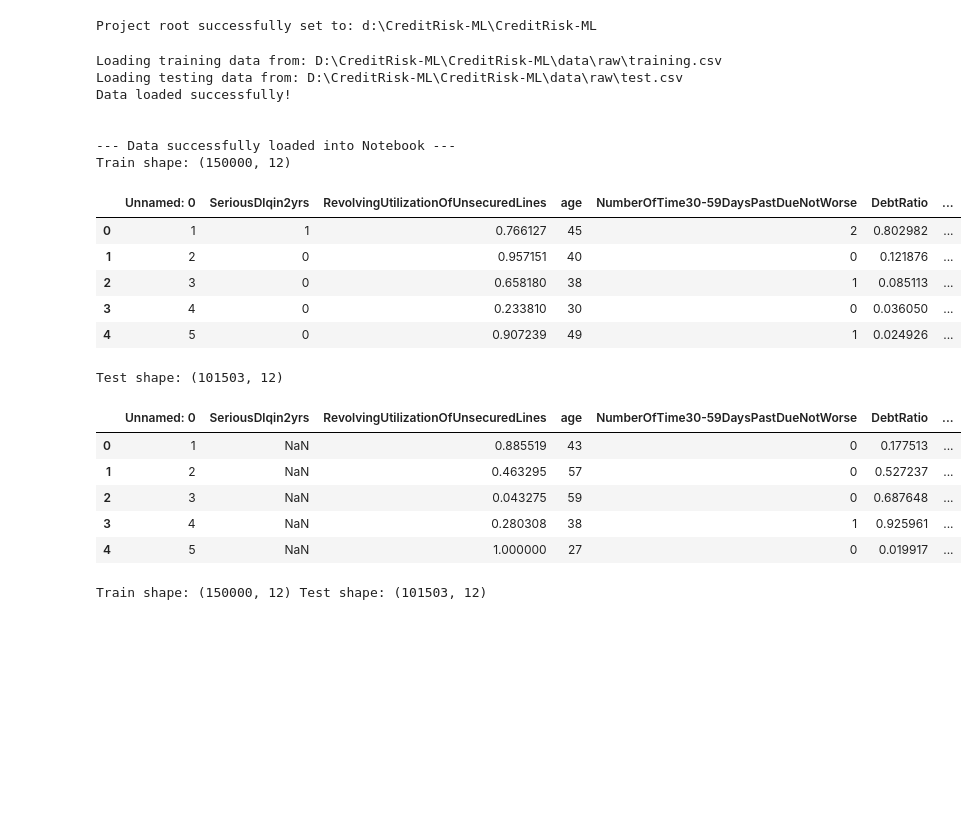
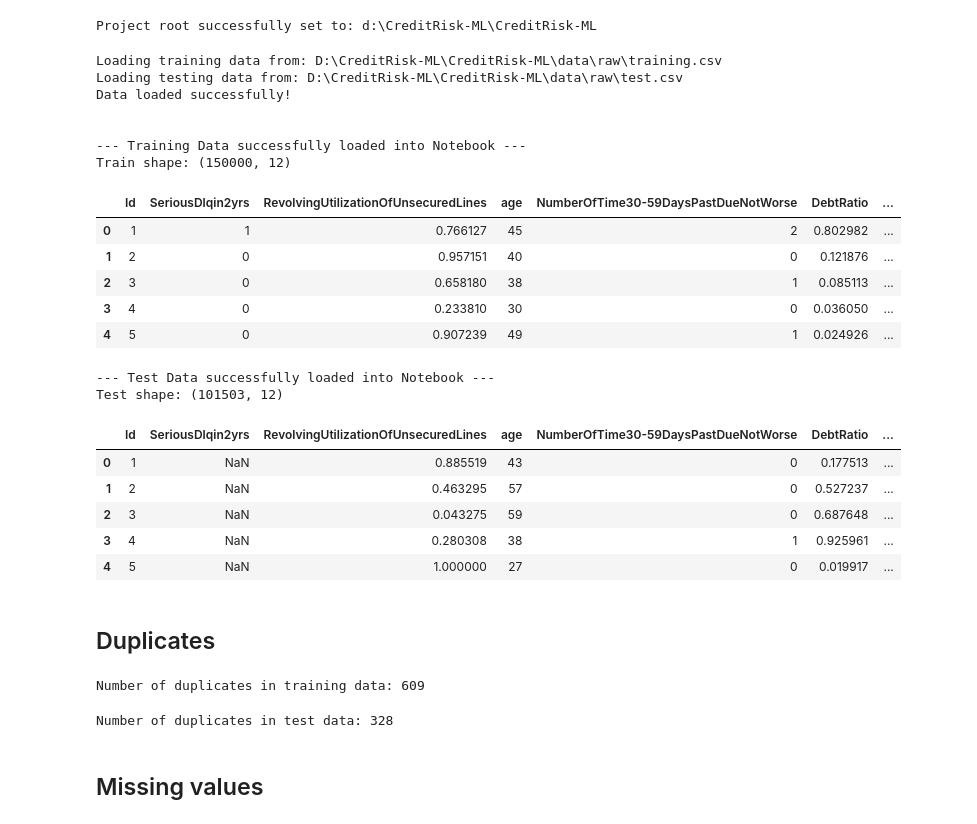
Before and after one commit to yasserrezk/CreditRisk-ML, a Jupyter notebook: src/data/data_understanding/data_understanding.ipynb, the cells around one changed output. Cells and saved outputs as stored; diff of their text form; code cells hidden in the pictures; blank space fills up the shorter version.

Commit message:
Make the notebook readable and with right intial insights

```diff
--- a/src/data/data_understanding/data_understanding.ipynb
+++ b/src/data/data_understanding/data_understanding.ipynb
@@ -30,36 +30,52 @@ Project root successfully set to: d:\CreditRisk-ML\CreditRisk-ML
 # %%
 # loading raw data
 from src.data.data_fetching.load_data import load_raw_data
 
 train_data,test_data = load_raw_data()
 if train_data is not None:
-    print("\n--- Data successfully loaded into Notebook ---")
+    print("\n--- Training Data successfully loaded into Notebook ---")
+    train_data = train_data.rename(columns={'Unnamed: 0': 'Id'})
     print(f"Train shape: {train_data.shape}")
     display(train_data.head())
+
+if test_data is not None:
+    test_data = test_data.rename(columns={'Unnamed: 0': 'Id'})
+    print("\n--- Test Data successfully loaded into Notebook ---")
     print(f"Test shape: {test_data.shape}")
     display(test_data.head())
 # %% [output]
 Loading training data from: D:\CreditRisk-ML\CreditRisk-ML\data\raw\training.csv
 Loading testing data from: D:\CreditRisk-ML\CreditRisk-ML\data\raw\test.csv
 Data loaded successfully!
 
 
---- Data successfully loaded into Notebook ---
+--- Training Data successfully loaded into Notebook ---
 Train shape: (150000, 12)
-|  | Unnamed: 0 | SeriousDlqin2yrs | RevolvingUtilizationOfUnsecuredLines | age | NumberOfTime30-59DaysPastDueNotWorse | DebtRatio | ... |
+|  | Id | SeriousDlqin2yrs | RevolvingUtilizationOfUnsecuredLines | age | NumberOfTime30-59DaysPastDueNotWorse | DebtRatio | ... |
 | 0 | 1 | 1 | 0.766127 | 45 | 2 | 0.802982 | ... |
 | 1 | 2 | 0 | 0.957151 | 40 | 0 | 0.121876 | ... |
 | 2 | 3 | 0 | 0.658180 | 38 | 1 | 0.085113 | ... |
 | 3 | 4 | 0 | 0.233810 | 30 | 0 | 0.036050 | ... |
 | 4 | 5 | 0 | 0.907239 | 49 | 1 | 0.024926 | ... |
+--- Test Data successfully loaded into Notebook ---
 Test shape: (101503, 12)
-|  | Unnamed: 0 | SeriousDlqin2yrs | RevolvingUtilizationOfUnsecuredLines | age | NumberOfTime30-59DaysPastDueNotWorse | DebtRatio | ... |
+|  | Id | SeriousDlqin2yrs | RevolvingUtilizationOfUnsecuredLines | age | NumberOfTime30-59DaysPastDueNotWorse | DebtRatio | ... |
 | 0 | 1 | NaN | 0.885519 | 43 | 0 | 0.177513 | ... |
 | 1 | 2 | NaN | 0.463295 | 57 | 0 | 0.527237 | ... |
 | 2 | 3 | NaN | 0.043275 | 59 | 0 | 0.687648 | ... |
 | 3 | 4 | NaN | 0.280308 | 38 | 1 | 0.925961 | ... |
 | 4 | 5 | NaN | 1.000000 | 27 | 0 | 0.019917 | ... |
-# %%
-print(f"Train shape: {train_data.shape} Test shape: {test_data.shape}")
-# %% [output]
-Train shape: (150000, 12) Test shape: (101503, 12)
+# %% [markdown]
+## Duplicates
+# %%
+cols_to_check = [col for col in train_data.columns if col.lower() != 'id']
+print("Number of duplicates in training data:", train_data[cols_to_check].duplicated().sum())
+# %% [output]
+Number of duplicates in training data: 609
+# %%
+cols_to_check = [col for col in test_data.columns if col.lower() != 'id']
+print("Number of duplicates in test data:", test_data[cols_to_check].duplicated().sum())
+# %% [output]
+Number of duplicates in test data: 328
+# %% [markdown]
+## Missing values
```
Also changed, not shown: parts of 27 cells of this notebook.
